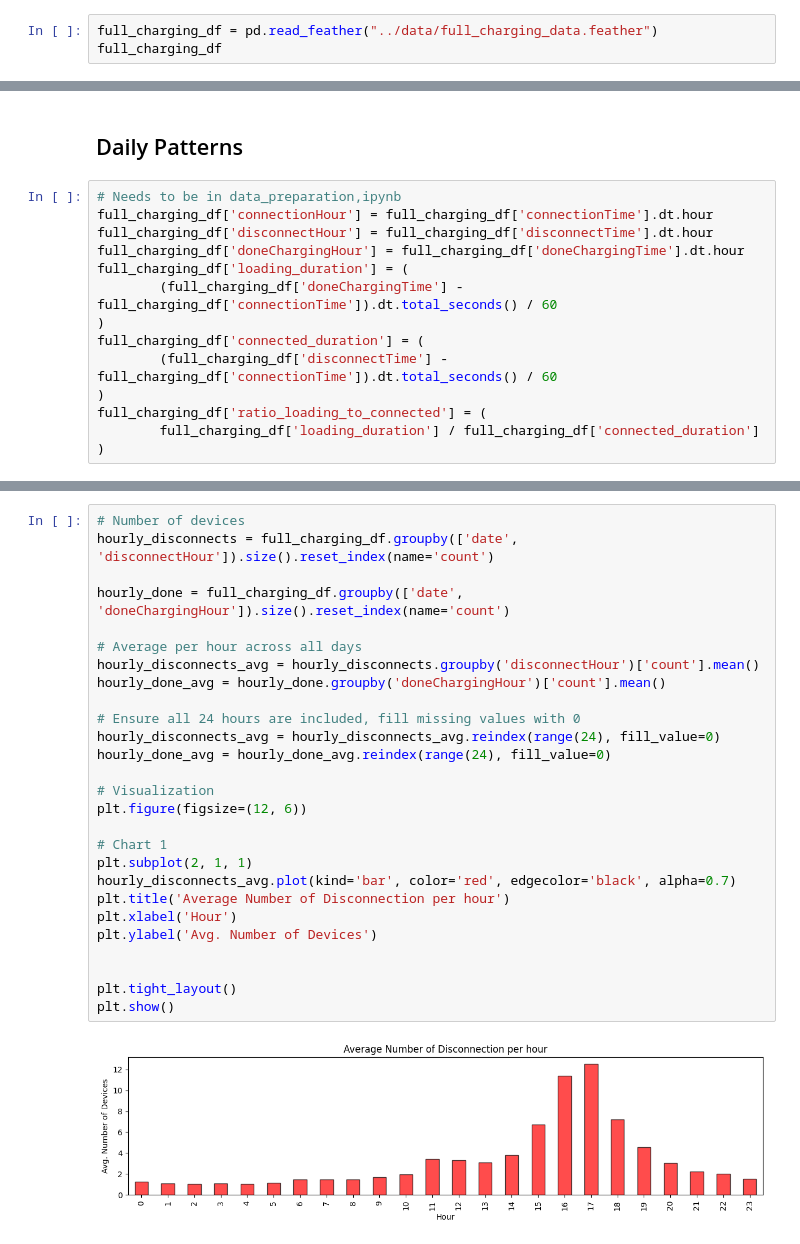
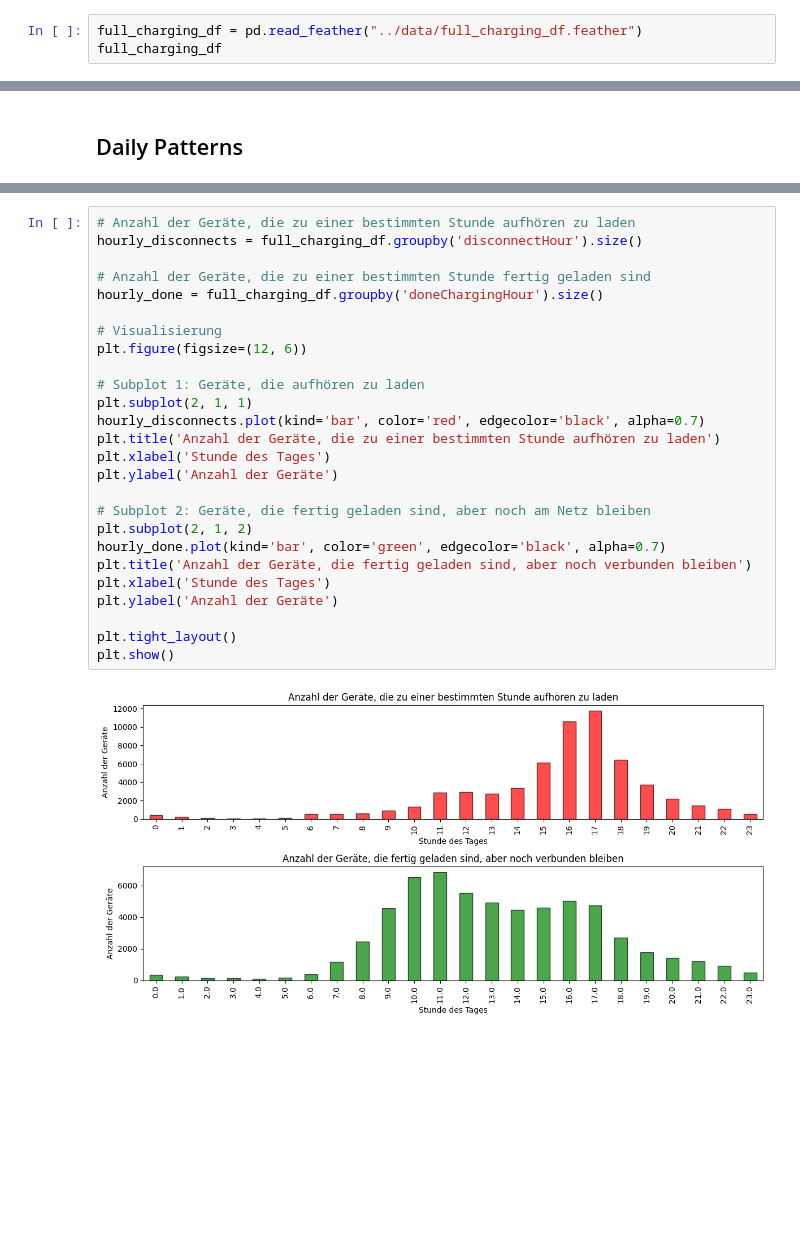
Before and after one commit to Amocon/A-Team_AA-Team-Assignment_2024, a Jupyter notebook: aa_team_assignment/02_1_temporal_patterns_and_seasonality.ipynb, the cells around one changed output, grey strips where cells are left out. Cells and saved outputs as stored; diff of their text form; blank space fills up the shorter version.

```diff
--- a/aa_team_assignment/02_1_temporal_patterns_and_seasonality.ipynb
+++ b/aa_team_assignment/02_1_temporal_patterns_and_seasonality.ipynb
@@ -14,5 +14,5 @@ In this notebook, we will perform the descriptive analysis outlined in Team Assi
 # %%
-full_charging_df = pd.read_feather("../data/full_charging_data.feather")
+full_charging_df = pd.read_feather("../data/full_charging_df.feather")
 full_charging_df
 # %% [output]
 |  | id | connectionTime | disconnectTime | doneChargingTime | kWhDelivered | sessionID | siteID | spaceID | ... |
@@ -238,16 +246,2 @@ weekday_factors.drop(['year'], axis=1).groupby('weekday').mean()
 # %% [markdown]
 ## Daily Patterns
-# %%
-# Needs to be in data_preparation,ipynb
-full_charging_df['connectionHour'] = full_charging_df['connectionTime'].dt.hour
-full_charging_df['disconnectHour'] = full_charging_df['disconnectTime'].dt.hour
-full_charging_df['doneChargingHour'] = full_charging_df['doneChargingTime'].dt.hour
-full_charging_df['loading_duration'] = (
-        (full_charging_df['doneChargingTime'] - full_charging_df['connectionTime']).dt.total_seconds() / 60
-)
-full_charging_df['connected_duration'] = (
-        (full_charging_df['disconnectTime'] - full_charging_df['connectionTime']).dt.total_seconds() / 60
-)
-full_charging_df['ratio_loading_to_connected'] = (
-        full_charging_df['loading_duration'] / full_charging_df['connected_duration']
-)
@@ -376,29 +363,28 @@ This diagram displays the time at which most vehicles **disconnect** from the ch
 # %%
-# Number of devices
-hourly_disconnects = full_charging_df.groupby(['date', 'disconnectHour']).size().reset_index(name='count')
+# Anzahl der Geräte, die zu einer bestimmten Stunde aufhören zu laden
+hourly_disconnects = full_charging_df.groupby('disconnectHour').size()
 
-hourly_done = full_charging_df.groupby(['date', 'doneChargingHour']).size().reset_index(name='count')
+# Anzahl der Geräte, die zu einer bestimmten Stunde fertig geladen sind
+hourly_done = full_charging_df.groupby('doneChargingHour').size()
 
-# Average per hour across all days
-hourly_disconnects_avg = hourly_disconnects.groupby('disconnectHour')['count'].mean()
-hourly_done_avg = hourly_done.groupby('doneChargingHour')['count'].mean()
-
-# Ensure all 24 hours are included, fill missing values with 0
-hourly_disconnects_avg = hourly_disconnects_avg.reindex(range(24), fill_value=0)
-hourly_done_avg = hourly_done_avg.reindex(range(24), fill_value=0)
-
-# Visualization
+# Visualisierung
 plt.figure(figsize=(12, 6))
 
-# Chart 1
+# Subplot 1: Geräte, die aufhören zu laden
 plt.subplot(2, 1, 1)
-hourly_disconnects_avg.plot(kind='bar', color='red', edgecolor='black', alpha=0.7)
-plt.title('Average Number of Disconnection per hour')
-plt.xlabel('Hour')
-plt.ylabel('Avg. Number of Devices')
+hourly_disconnects.plot(kind='bar', color='red', edgecolor='black', alpha=0.7)
+plt.title('Anzahl der Geräte, die zu einer bestimmten Stunde aufhören zu laden')
+plt.xlabel('Stunde des Tages')
+plt.ylabel('Anzahl der Geräte')
 
+# Subplot 2: Geräte, die fertig geladen sind, aber noch am Netz bleiben
+plt.subplot(2, 1, 2)
+hourly_done.plot(kind='bar', color='green', edgecolor='black', alpha=0.7)
+plt.title('Anzahl der Geräte, die fertig geladen sind, aber noch verbunden bleiben')
+plt.xlabel('Stunde des Tages')
+plt.ylabel('Anzahl der Geräte')
 
 plt.tight_layout()
 plt.show()
 # %% [output]
-[figure, old version]
+[figure, new version]
```
Also changed, not shown: parts of 35 cells of this notebook, 2 other files.
